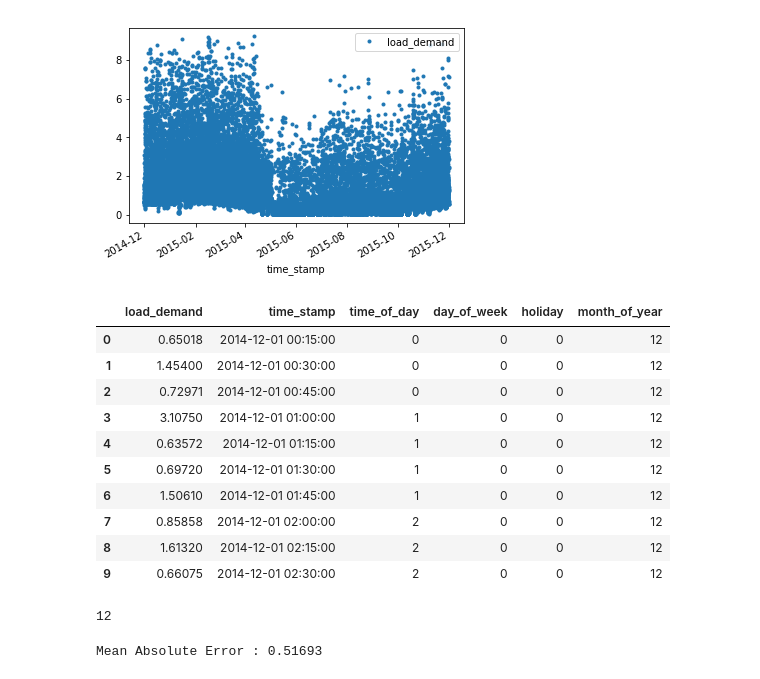
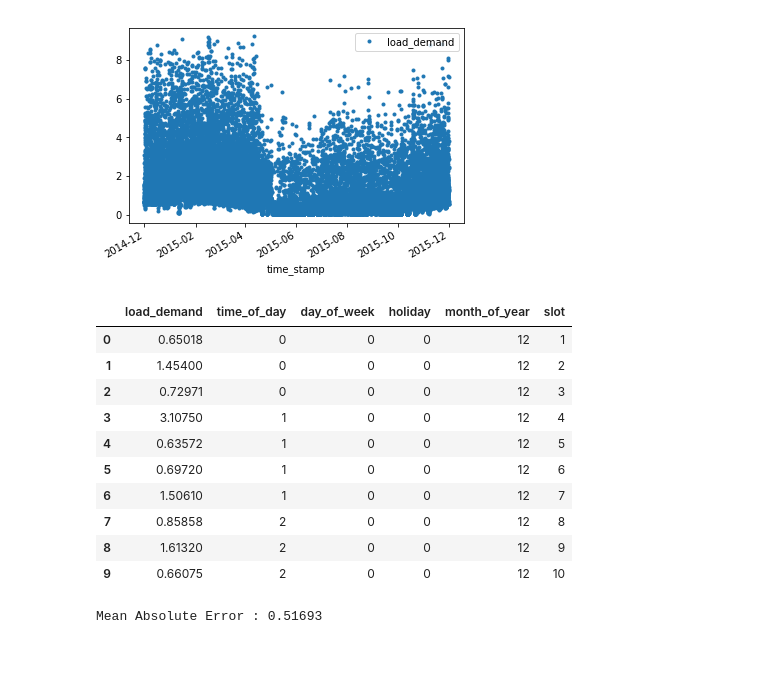
Before and after one commit to jainrish/ams559-smart-energy, a Jupyter notebook: Assignment 1/electricity-demand-prediction.ipynb, the cells around one changed output. Cells and saved outputs as stored; diff of their text form; code cells hidden in the pictures.

```diff
--- a/Assignment 1/electricity-demand-prediction.ipynb
+++ b/Assignment 1/electricity-demand-prediction.ipynb
@@ -92,47 +92,47 @@ house_data.plot('time_stamp', 'load_demand', style=".")
 # %%
 import datetime
 from pandas.tseries.holiday import USFederalHolidayCalendar
 cal = USFederalHolidayCalendar()
 holidays = cal.holidays(start='2014-12-01', end='2015-11-30').to_pydatetime()
 
 #get hour:minute format
 def hour_minute(row_data):
     return (row_data.time_stamp.hour) #* 100 + (row_data.pickup_datetime.minute)
 
 #get day_of_week format
 def day_of_week(row_data):
     return (row_data.time_stamp.weekday())
 
 def check_holiday(row_data):
     strip_date = datetime.datetime.strptime((str(row_data.time_stamp)[:10] ),'%Y-%m-%d')
     return 1 if strip_date in holidays else 0
 
 #get month format
 def get_month(row_data):
     return (row_data.time_stamp.month)
 
 house_data['time_of_day'] = house_data.apply(lambda row: hour_minute(row), axis=1)
 house_data['day_of_week'] = house_data.apply(lambda row: day_of_week(row), axis=1)
 house_data['holiday'] = house_data.apply(lambda row: check_holiday(row), axis=1)
 house_data['month_of_year'] = house_data.apply(lambda row: get_month(row), axis=1)
+house_data['slot'] = np.array([i for i in range(1,len(house_data)+1)]).reshape(-1, 1)
+del house_data['time_stamp']
 
 house_data.head(10)
 # %% [output]
-|  | load_demand | time_stamp | time_of_day | day_of_week | holiday | month_of_year |
-| 0 | 0.65018 | 2014-12-01 00:15:00 | 0 | 0 | 0 | 12 |
-| 1 | 1.45400 | 2014-12-01 00:30:00 | 0 | 0 | 0 | 12 |
-| 2 | 0.72971 | 2014-12-01 00:45:00 | 0 | 0 | 0 | 12 |
-| 3 | 3.10750 | 2014-12-01 01:00:00 | 1 | 0 | 0 | 12 |
-| 4 | 0.63572 | 2014-12-01 01:15:00 | 1 | 0 | 0 | 12 |
-| 5 | 0.69720 | 2014-12-01 01:30:00 | 1 | 0 | 0 | 12 |
-| 6 | 1.50610 | 2014-12-01 01:45:00 | 1 | 0 | 0 | 12 |
-| 7 | 0.85858 | 2014-12-01 02:00:00 | 2 | 0 | 0 | 12 |
-| 8 | 1.61320 | 2014-12-01 02:15:00 | 2 | 0 | 0 | 12 |
-| 9 | 0.66075 | 2014-12-01 02:30:00 | 2 | 0 | 0 | 12 |
+|  | load_demand | time_of_day | day_of_week | holiday | month_of_year | slot |
+| 0 | 0.65018 | 0 | 0 | 0 | 12 | 1 |
+| 1 | 1.45400 | 0 | 0 | 0 | 12 | 2 |
+| 2 | 0.72971 | 0 | 0 | 0 | 12 | 3 |
+| 3 | 3.10750 | 1 | 0 | 0 | 12 | 4 |
+| 4 | 0.63572 | 1 | 0 | 0 | 12 | 5 |
+| 5 | 0.69720 | 1 | 0 | 0 | 12 | 6 |
+| 6 | 1.50610 | 1 | 0 | 0 | 12 | 7 |
+| 7 | 0.85858 | 2 | 0 | 0 | 12 | 8 |
+| 8 | 1.61320 | 2 | 0 | 0 | 12 | 9 |
+| 9 | 0.66075 | 2 | 0 | 0 | 12 | 10 |
 # %%
 #get day_of_week format
 
-house_data.time_stamp[0].month
+#house_data.time_stamp[0].month
-# %% [output]
-12
 # %%
```
Also changed, not shown: parts of 3 cells of this notebook.
